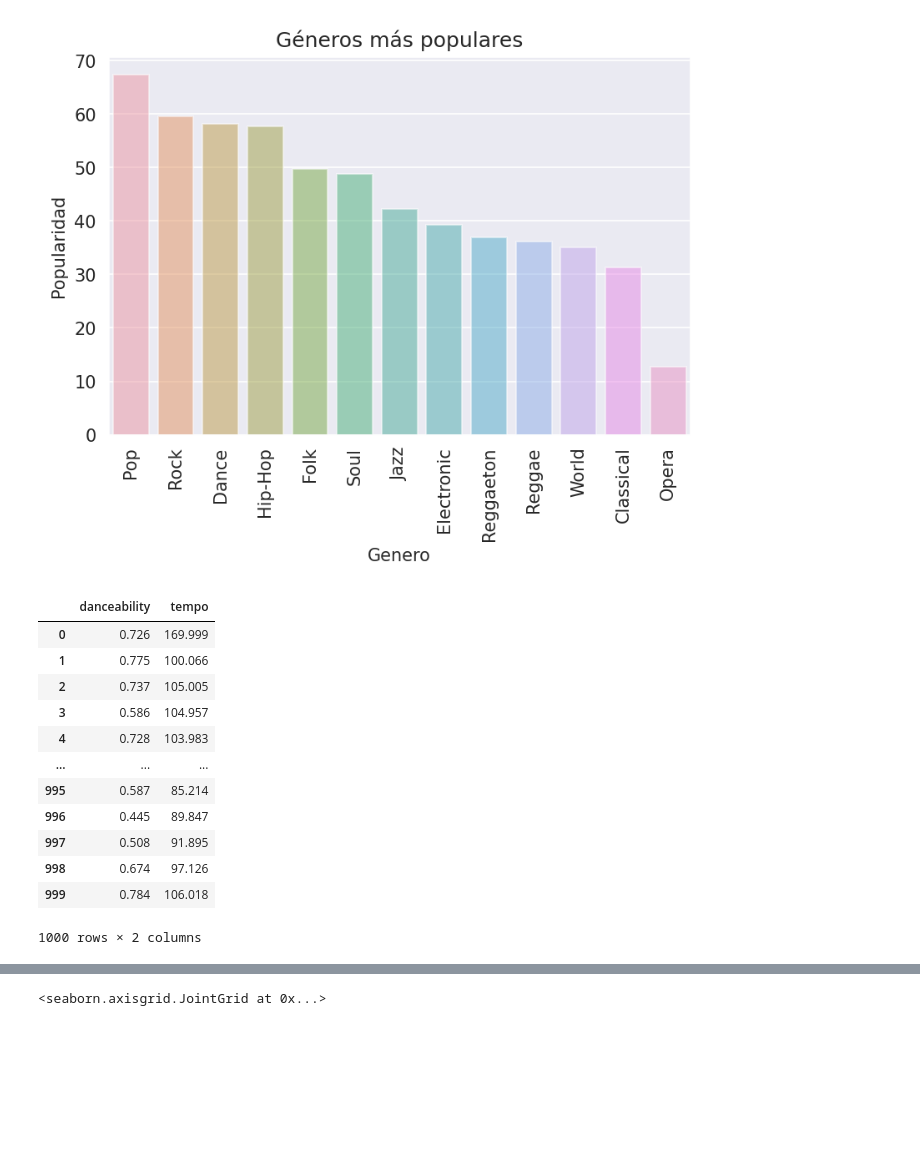
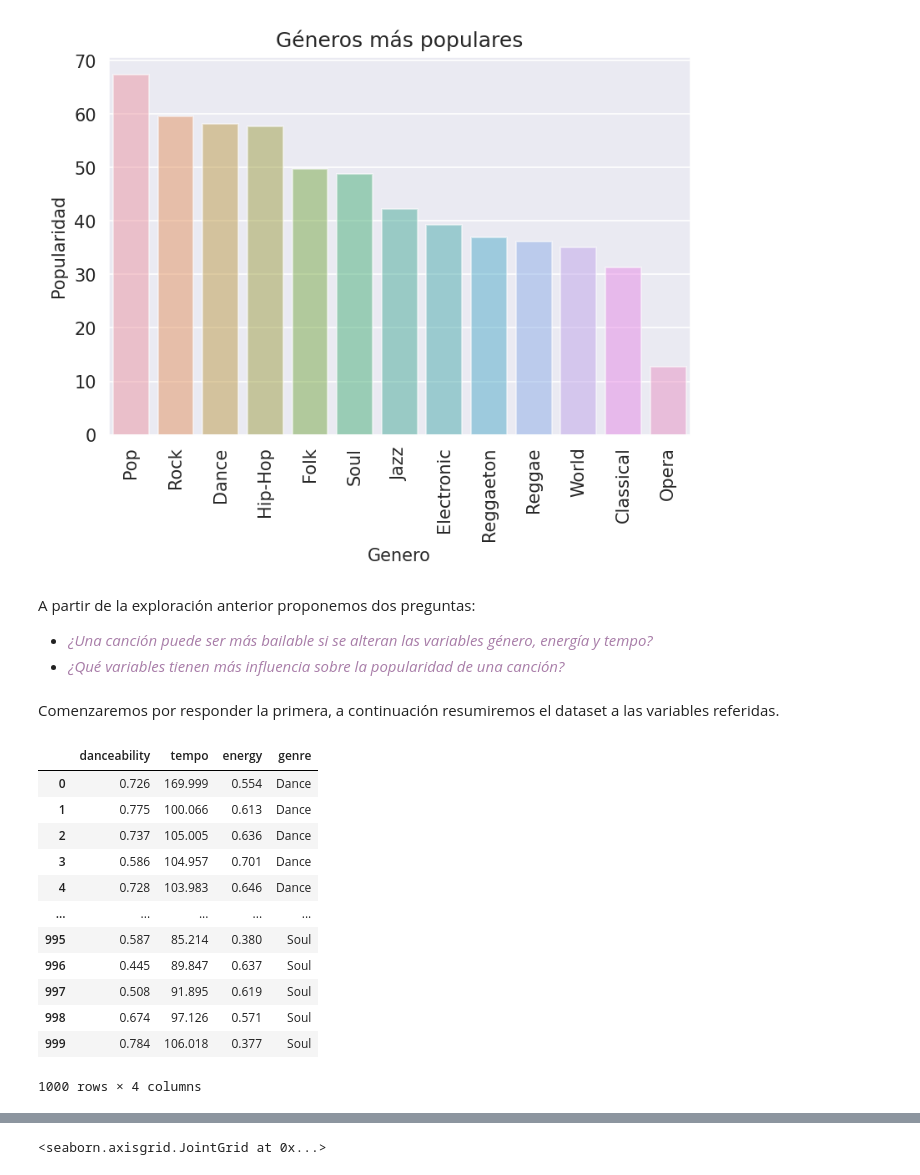
Before and after one commit to 1gnacio/orgadatos-kaggle-tp1, a Jupyter notebook: notebook707f668b56.ipynb, the cells around one changed output, grey strips where cells are left out. Drawn from its saved outputs; the diff is of its cells as text; code cells hidden in the pictures; blank space fills up the shorter version.

```diff
--- a/notebook707f668b56.ipynb
+++ b/notebook707f668b56.ipynb
@@ -534,7 +534,7 @@ La app permite buscar artistas, discos y canciones puntuales, agregarlos a playl
 # 3.- Elegir dos visualizaciones (como mínimo) que permitan abordar sus preguntas de
 # investigación e interpretar los resultados.
 
-data_spotify = pd.read_csv("/kaggle/input/spotify/datset_spotify.csv")
+data_spotify = pd.read_csv("../input/d/datasets/elianaharriet/spotify/datset_spotify.csv")
 # %% [markdown]
 ## Sobre el dataset
 # %% [markdown]
@@ -692,19 +692,25 @@ plt.xticks(rotation=90)
 plt.show()
 # %% [output]
 [figure]
+# %% [markdown]
+A partir de la exploración anterior proponemos dos preguntas:
+* <span style="color:#a87da8">*¿Una canción puede ser más bailable si se alteran las variables género, energía y tempo?*</span>
+* <span style="color:#a87da8">*¿Qué variables tienen más influencia sobre la popularidad de una canción?*</span>
+# %% [markdown]
+Comenzaremos por responder la primera, a continuación resumiremos el dataset a las variables referidas.
 # %%
-data_spotify[['danceability', 'tempo']]
+data_spotify[['danceability', 'tempo', 'energy', 'genre']]
 # %% [output]
-|  | danceability | tempo |
-| 0 | 0.726 | 169.999 |
-| 1 | 0.775 | 100.066 |
-| 2 | 0.737 | 105.005 |
-| 3 | 0.586 | 104.957 |
-| 4 | 0.728 | 103.983 |
-| ... | ... | ... |
-| 995 | 0.587 | 85.214 |
-| 996 | 0.445 | 89.847 |
-| 997 | 0.508 | 91.895 |
-| 998 | 0.674 | 97.126 |
-| 999 | 0.784 | 106.018 |
+|  | danceability | tempo | energy | genre |
+| 0 | 0.726 | 169.999 | 0.554 | Dance |
+| 1 | 0.775 | 100.066 | 0.613 | Dance |
+| 2 | 0.737 | 105.005 | 0.636 | Dance |
+| 3 | 0.586 | 104.957 | 0.701 | Dance |
+| 4 | 0.728 | 103.983 | 0.646 | Dance |
+| ... | ... | ... | ... | ... |
+| 995 | 0.587 | 85.214 | 0.380 | Soul |
+| 996 | 0.445 | 89.847 | 0.637 | Soul |
+| 997 | 0.508 | 91.895 | 0.619 | Soul |
+| 998 | 0.674 | 97.126 | 0.571 | Soul |
+| 999 | 0.784 | 106.018 | 0.377 | Soul |
-1000 rows × 2 columns
+1000 rows × 4 columns
```
Also changed, not shown: parts of 15 cells of this notebook.
